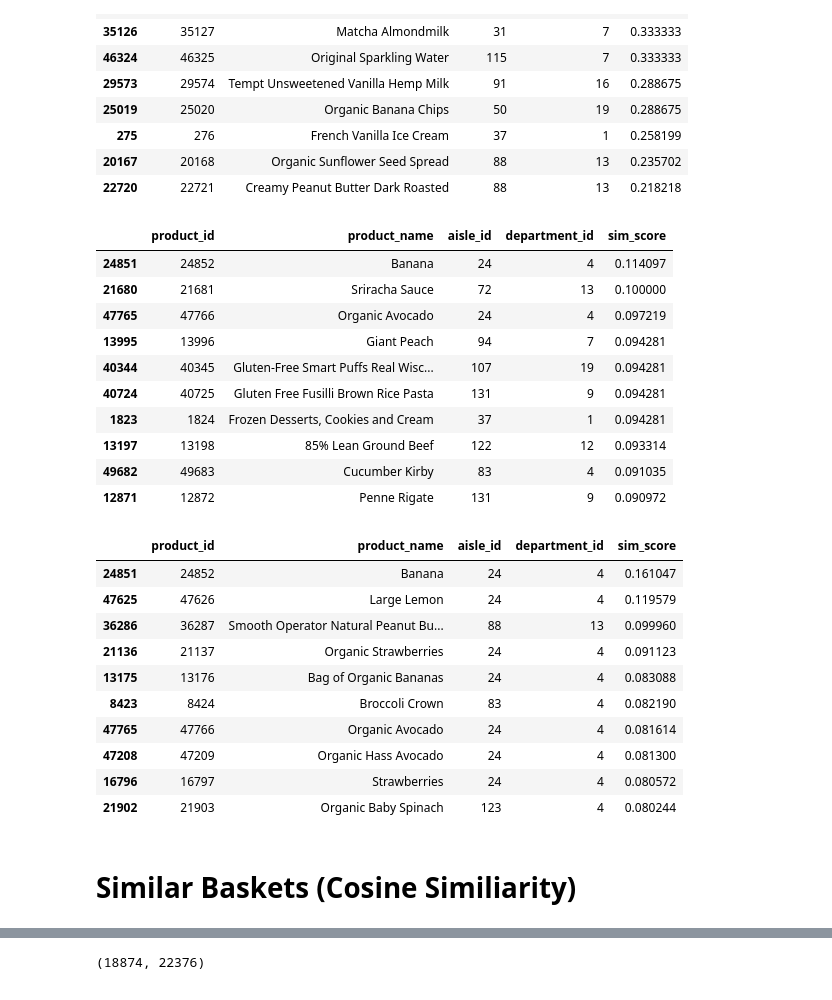
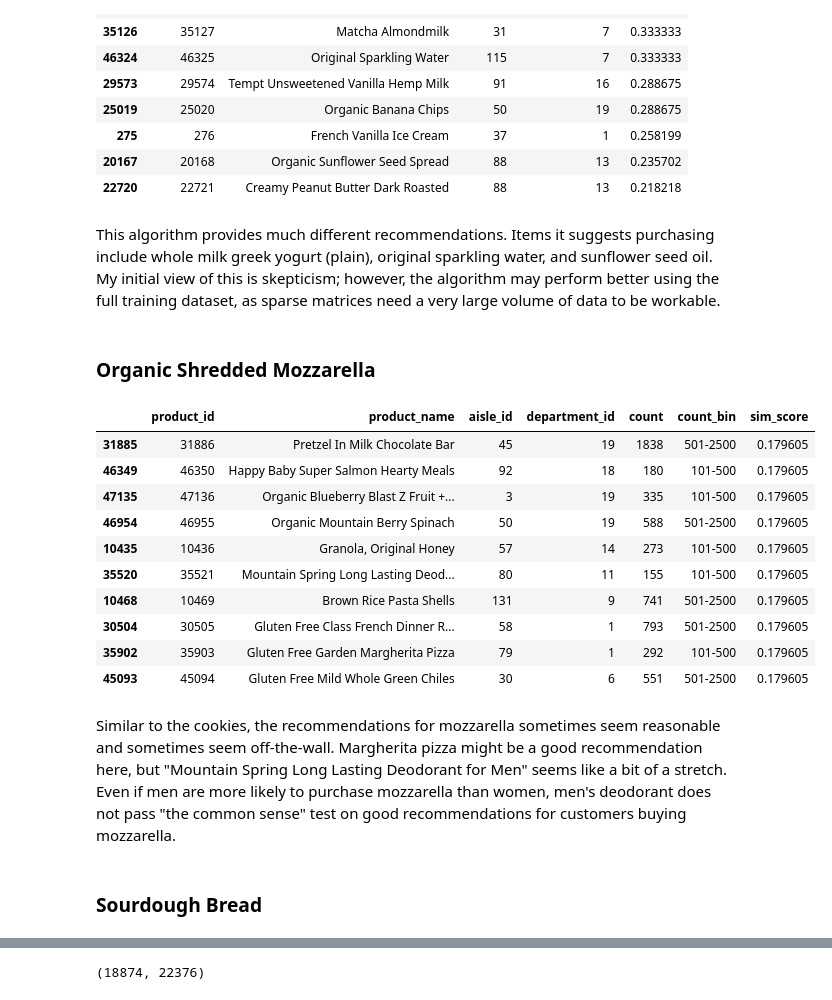
Before and after one commit to hjhuney/Instacart, a Jupyter notebook: Instacart.ipynb, the cells around one changed output, grey strips where cells are left out. Saved outputs shown, nothing was run; the diff lists cells and outputs as text; code cells hidden in the pictures.

```diff
--- a/Instacart.ipynb
+++ b/Instacart.ipynb
@@ -838,35 +814,26 @@ find_similar_items(23, product_sim_matrix, 10)
 | 275 | 276 | French Vanilla Ice Cream | 37 | 1 | 0.258199 |
 | 20167 | 20168 | Organic Sunflower Seed Spread | 88 | 13 | 0.235702 |
 | 22720 | 22721 | Creamy Peanut Butter Dark Roasted | 88 | 13 | 0.218218 |
+# %% [markdown]
+This algorithm provides much different recommendations. Items it suggests purchasing include whole milk greek yogurt (plain), original sparkling water, and sunflower seed oil. My initial view of this is skepticism; however, the algorithm may perform better using the full training dataset, as sparse matrices need a very large volume of data to be workable.
+# %% [markdown]
+### Organic Shredded Mozzarella
 # %%
-# boneless skinless chicken breasts
-find_similar_items(25890, product_sim_matrix, 10)
+# Organic Shredded Mozzarella
+find_similar_items(18370, product_sim_matrix, 10)
 # %% [output]
-|  | product_id | product_name | aisle_id | department_id | sim_score |
-| 24851 | 24852 | Banana | 24 | 4 | 0.114097 |
-| 21680 | 21681 | Sriracha Sauce | 72 | 13 | 0.100000 |
-| 47765 | 47766 | Organic Avocado | 24 | 4 | 0.097219 |
-| 13995 | 13996 | Giant Peach | 94 | 7 | 0.094281 |
-| 40344 | 40345 | Gluten-Free Smart Puffs Real Wisc... | 107 | 19 | 0.094281 |
-| 40724 | 40725 | Gluten Free Fusilli Brown Rice Pasta | 131 | 9 | 0.094281 |
-| 1823 | 1824 | Frozen Desserts, Cookies and Cream | 37 | 1 | 0.094281 |
-| 13197 | 13198 | 85% Lean Ground Beef | 122 | 12 | 0.093314 |
-| 49682 | 49683 | Cucumber Kirby | 83 | 4 | 0.091035 |
-| 12871 | 12872 | Penne Rigate | 131 | 9 | 0.090972 |
+|  | product_id | product_name | aisle_id | department_id | count | count_bin | sim_score |
+| 31885 | 31886 | Pretzel In Milk Chocolate Bar | 45 | 19 | 1838 | 501-2500 | 0.179605 |
+| 46349 | 46350 | Happy Baby Super Salmon Hearty Meals | 92 | 18 | 180 | 101-500 | 0.179605 |
+| 47135 | 47136 | Organic Blueberry Blast Z Fruit +... | 3 | 19 | 335 | 101-500 | 0.179605 |
+| 46954 | 46955 | Organic Mountain Berry Spinach | 50 | 19 | 588 | 501-2500 | 0.179605 |
+| 10435 | 10436 | Granola, Original Honey | 57 | 14 | 273 | 101-500 | 0.179605 |
+| 35520 | 35521 | Mountain Spring Long Lasting Deod... | 80 | 11 | 155 | 101-500 | 0.179605 |
+| 10468 | 10469 | Brown Rice Pasta Shells | 131 | 9 | 741 | 501-2500 | 0.179605 |
+| 30504 | 30505 | Gluten Free Class French Dinner R... | 58 | 1 | 793 | 501-2500 | 0.179605 |
+| 35902 | 35903 | Gluten Free Garden Margherita Pizza | 79 | 1 | 292 | 101-500 | 0.179605 |
+| 45093 | 45094 | Gluten Free Mild Whole Green Chiles | 30 | 6 | 551 | 501-2500 | 0.179605 |
-# %%
-# honeycrisp apples
-find_similar_items(45066, product_sim_matrix, 10)
-# %% [output]
-|  | product_id | product_name | aisle_id | department_id | sim_score |
-| 24851 | 24852 | Banana | 24 | 4 | 0.161047 |
-| 47625 | 47626 | Large Lemon | 24 | 4 | 0.119579 |
-| 36286 | 36287 | Smooth Operator Natural Peanut Bu... | 88 | 13 | 0.099960 |
-| 21136 | 21137 | Organic Strawberries | 24 | 4 | 0.091123 |
-| 13175 | 13176 | Bag of Organic Bananas | 24 | 4 | 0.083088 |
-| 8423 | 8424 | Broccoli Crown | 83 | 4 | 0.082190 |
-| 47765 | 47766 | Organic Avocado | 24 | 4 | 0.081614 |
-| 47208 | 47209 | Organic Hass Avocado | 24 | 4 | 0.081300 |
-| 16796 | 16797 | Strawberries | 24 | 4 | 0.080572 |
-| 21902 | 21903 | Organic Baby Spinach | 123 | 4 | 0.080244 |
-# %% [markdown]
-# Similar Baskets (Cosine Similiarity)
+# %% [markdown]
+Similar to the cookies, the recommendations for mozzarella sometimes seem reasonable and sometimes seem off-the-wall. Margherita pizza might be a good recommendation here, but "Mountain Spring Long Lasting Deodorant for Men" seems like a bit of a stretch. Even if men are more likely to purchase mozzarella than women, men's deodorant does not pass "the common sense" test on good recommendations for customers buying mozzarella.
+# %% [markdown]
+### Sourdough Bread
```
Also changed, not shown: parts of 121 cells of this notebook.
